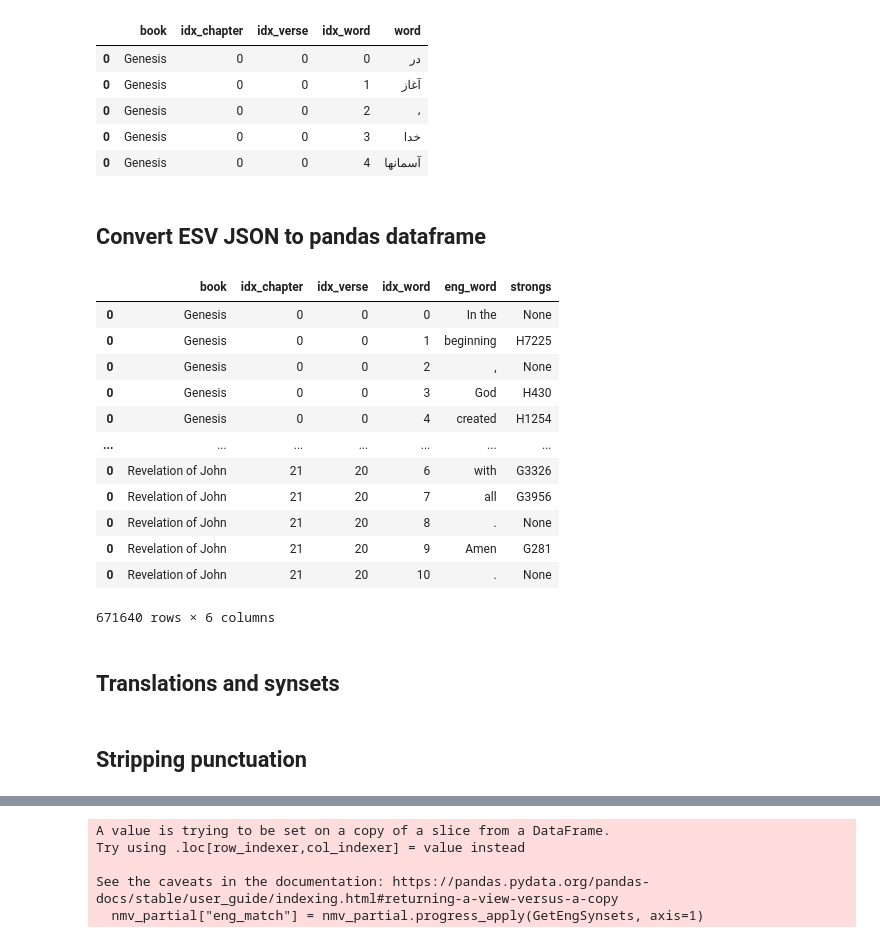
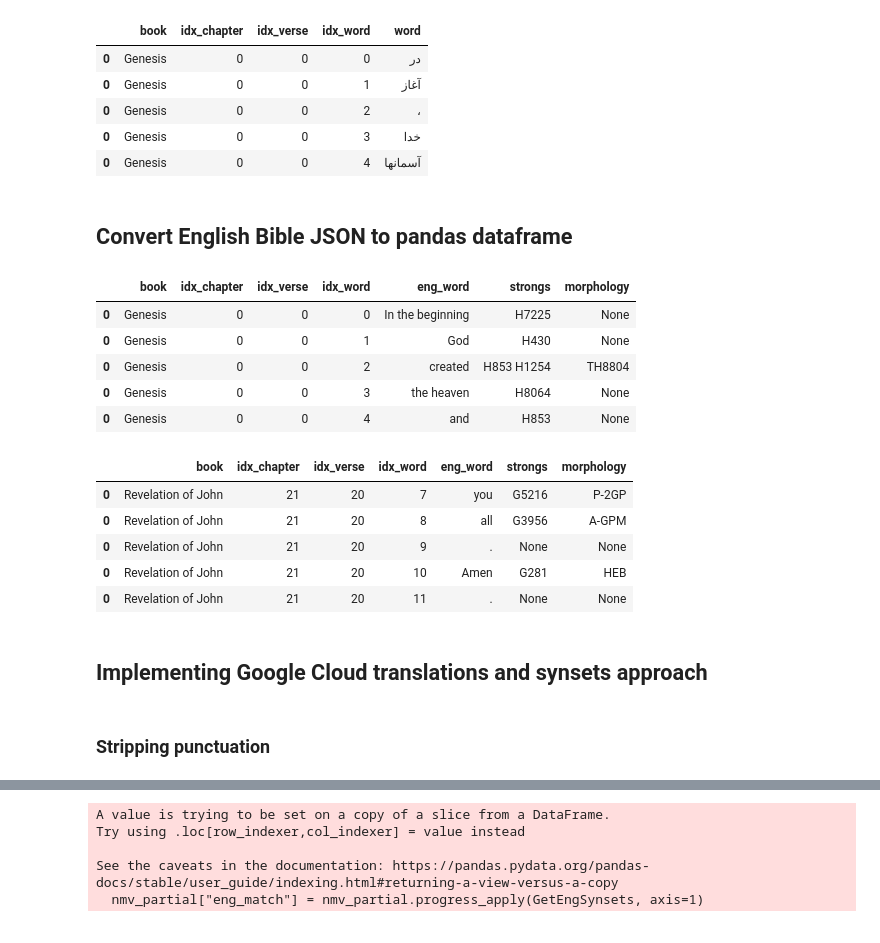
Before and after one commit to scruffian/farsi-strongs, a Jupyter notebook: Translation_Notebook.ipynb, the cells around one changed output, grey strips where cells are left out. Drawn from its saved outputs; the diff is of its cells as text; code cells hidden in the pictures.

```diff
--- a/Translation_Notebook.ipynb
+++ b/Translation_Notebook.ipynb
@@ -30,13 +32,14 @@ nmv_df.head()
 # %% [markdown]
-## Convert ESV JSON to pandas dataframe
+## Convert English Bible JSON to pandas dataframe
 # %%
 import pandas as pd
 
-def ESVToDF():
+def BibleJSONToDF(version: str):
+    from tqdm import tqdm
     import json
-    esv = json.load(open("ESV.json", encoding="utf-8"))
-    for book in tqdm(esv["books"]):
-        for idx_chapter, chapter in enumerate(esv["books"][book]):
+    bbl = json.load(open(f"inputs/{version}.json", encoding="utf-8"))
+    for book in tqdm(bbl["books"]):
+        for idx_chapter, chapter in enumerate(bbl["books"][book]):
             for idx_verse, verse in enumerate(chapter):
                 for idx_word, word in enumerate(verse):
                     yield pd.DataFrame(
@@ -46,23 +49,7 @@ def ESVToDF():
                             "idx_verse":[idx_verse],
                             "idx_word":[idx_word],
                             "eng_word":[word[0]],
-                            "strongs":[word[1]] if len(word)>1 else [None]
+                            "strongs":[word[1]] if len(word)>1 else [None],
+                            "morphology":[word[2]] if len(word)>2 else [None]
                         }
                     )
-
-esv_df = pd.concat(ESVToDF())
-esv_df.head()
-# %% [output]
-|  | book | idx_chapter | idx_verse | idx_word | eng_word | strongs |
-| 0 | Genesis | 0 | 0 | 0 | In the | None |
-| 0 | Genesis | 0 | 0 | 1 | beginning | H7225 |
-| 0 | Genesis | 0 | 0 | 2 | , | None |
-| 0 | Genesis | 0 | 0 | 3 | God | H430 |
-| 0 | Genesis | 0 | 0 | 4 | created | H1254 |
-| ... | ... | ... | ... | ... | ... | ... |
-| 0 | Revelation of John | 21 | 20 | 6 | with | G3326 |
-| 0 | Revelation of John | 21 | 20 | 7 | all | G3956 |
-| 0 | Revelation of John | 21 | 20 | 8 | . | None |
-| 0 | Revelation of John | 21 | 20 | 9 | Amen | G281 |
-| 0 | Revelation of John | 21 | 20 | 10 | . | None |
-671640 rows × 6 columns
@@ -71,5 +60,25 @@ esv_df.to_parquet("ESV_parquet")
+# %%
+kjv_df = pd.concat(BibleJSONToDF("KJV"))
+kjv_df.to_parquet("transformations/KJV.parquet")
+kjv_df.head()
+# %% [output]
+|  | book | idx_chapter | idx_verse | idx_word | eng_word | strongs | morphology |
+| 0 | Genesis | 0 | 0 | 0 | In the beginning | H7225 | None |
+| 0 | Genesis | 0 | 0 | 1 | God | H430 | None |
+| 0 | Genesis | 0 | 0 | 2 | created | H853 H1254 | TH8804 |
+| 0 | Genesis | 0 | 0 | 3 | the heaven | H8064 | None |
+| 0 | Genesis | 0 | 0 | 4 | and | H853 | None |
+# %%
+kjv_df.tail()
+# %% [output]
+|  | book | idx_chapter | idx_verse | idx_word | eng_word | strongs | morphology |
+| 0 | Revelation of John | 21 | 20 | 7 | you | G5216 | P-2GP |
+| 0 | Revelation of John | 21 | 20 | 8 | all | G3956 | A-GPM |
+| 0 | Revelation of John | 21 | 20 | 9 | . | None | None |
+| 0 | Revelation of John | 21 | 20 | 10 | Amen | G281 | HEB |
+| 0 | Revelation of John | 21 | 20 | 11 | . | None | None |
 # %% [markdown]
-## Translations and synsets
+## Implementing Google Cloud translations and synsets approach
 # %%
 import pandas as pd
 import json
@@ -133,3 +142,3 @@ books_df.to_parquet(f"NMV_full_parquet")
 # %% [markdown]
-## Stripping punctuation
+### Stripping punctuation
 # %%
```
Also changed, not shown: parts of 31 cells of this notebook, 9 other files.
